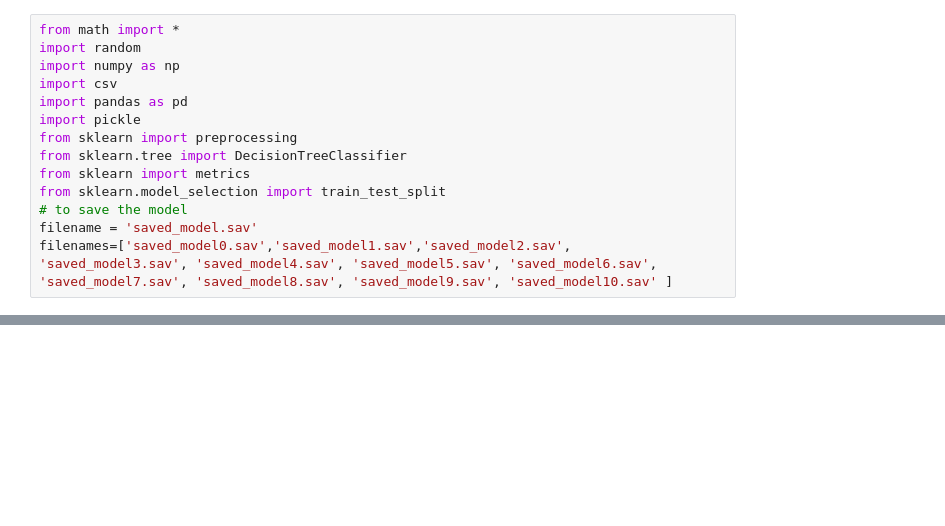
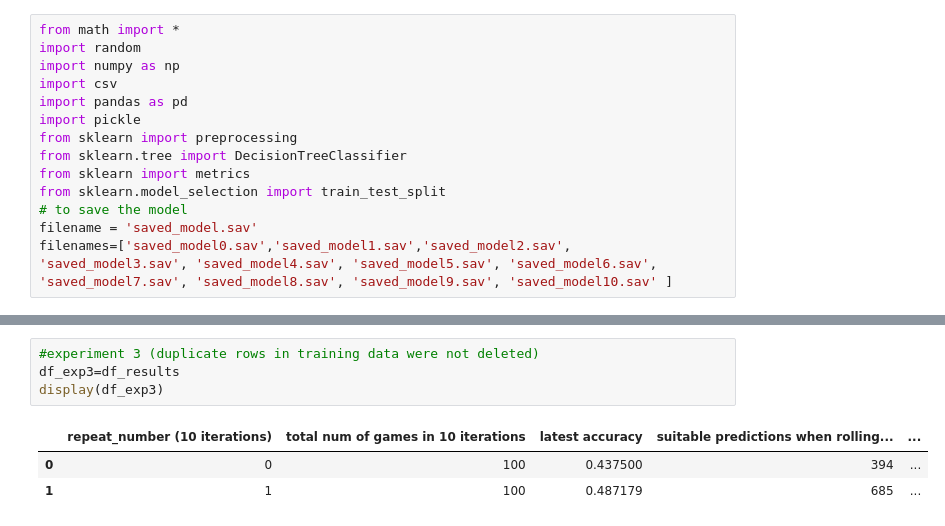
Before and after one commit to oxanaRC/CE888, a Jupyter notebook: Project3/my_project_code.ipynb, the cells around one changed output, grey strips where cells are left out. Cells and saved outputs as stored; diff of their text form; blank space fills up the shorter version.

```diff
--- a/Project3/my_project_code.ipynb
+++ b/Project3/my_project_code.ipynb
@@ -505,0 +558,8 @@ play game number 9: player 1 is using model saved_model9.sav; player 2 is the la
+# %%
+#experiment 3 (duplicate rows in training data were not deleted)
+df_exp3=df_results
+display(df_exp3)
+# %% [output]
+|  | repeat_number (10 iterations) | total num of games in 10 iterations | latest accuracy | suitable predictions when rolling... | ... |
+| 0 | 0 | 100 | 0.437500 | 394 | ... |
+| 1 | 1 | 100 | 0.487179 | 685 | ... |
```
Also changed, not shown: parts of 9 cells of this notebook.
